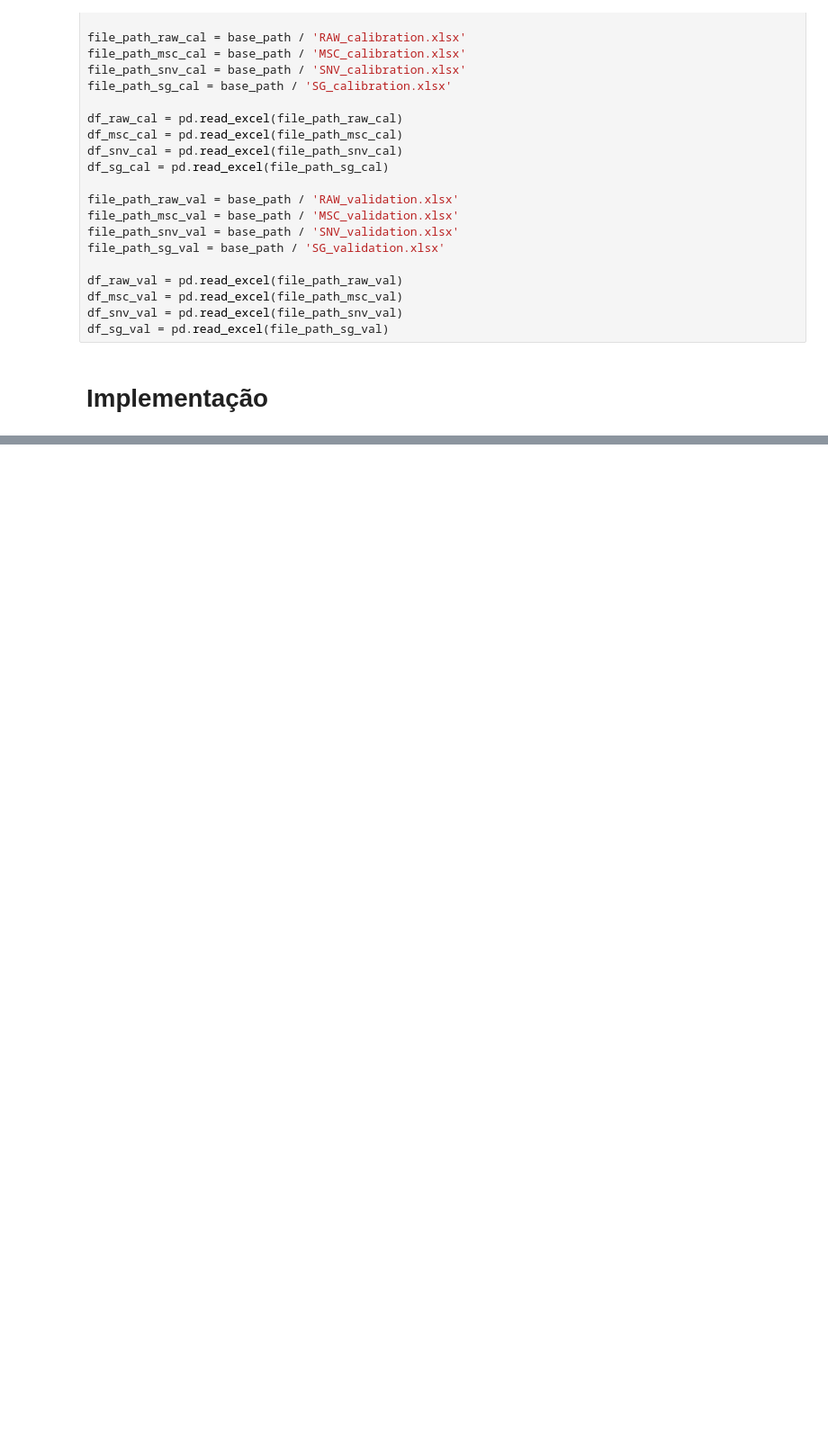
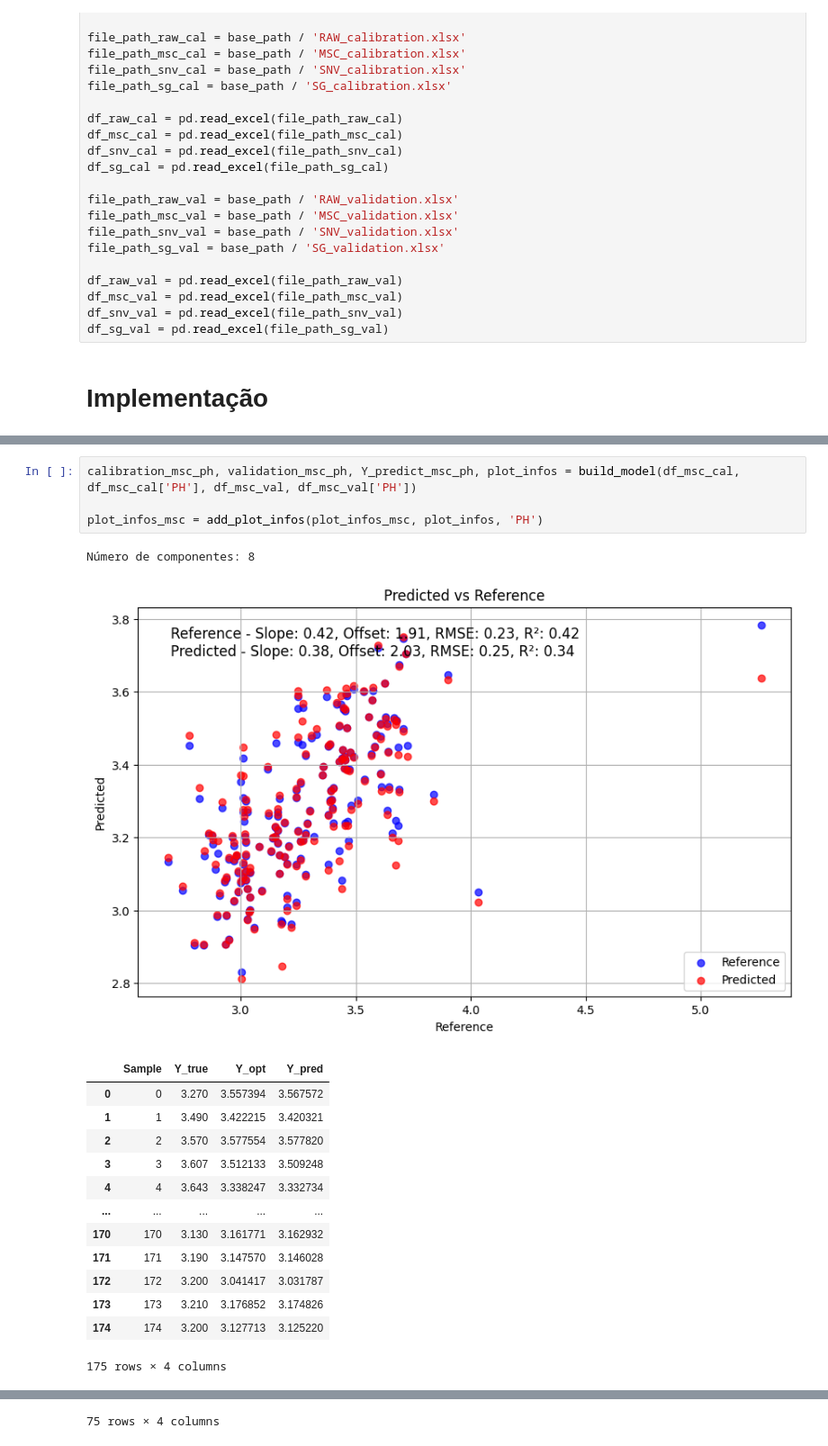
Before and after one commit to xndrxssx/cotton_candy_spectral_analysis, a Jupyter notebook: Partial Components Regression/PCR.ipynb, the cells around one changed output, grey strips where cells are left out. Shown at 90% size. Saved outputs shown, nothing was run; the diff lists cells and outputs as text; blank space fills up the shorter version.

```diff
--- a/Partial Components Regression/PCR.ipynb
+++ b/Partial Components Regression/PCR.ipynb
@@ -414,0 +355,20 @@ Número de componentes: 10
+# %%
+calibration_msc_ph, validation_msc_ph, Y_predict_msc_ph, plot_infos = build_model(df_msc_cal, df_msc_cal['PH'], df_msc_val, df_msc_val['PH'])
+
+plot_infos_msc = add_plot_infos(plot_infos_msc, plot_infos, 'PH')
+# %% [output]
+Número de componentes: 8
+[figure, added]
+|  | Sample | Y_true | Y_opt | Y_pred |
+| 0 | 0 | 3.270 | 3.557394 | 3.567572 |
+| 1 | 1 | 3.490 | 3.422215 | 3.420321 |
+| 2 | 2 | 3.570 | 3.577554 | 3.577820 |
+| 3 | 3 | 3.607 | 3.512133 | 3.509248 |
+| 4 | 4 | 3.643 | 3.338247 | 3.332734 |
+| ... | ... | ... | ... | ... |
+| 170 | 170 | 3.130 | 3.161771 | 3.162932 |
+| 171 | 171 | 3.190 | 3.147570 | 3.146028 |
+| 172 | 172 | 3.200 | 3.041417 | 3.031787 |
+| 173 | 173 | 3.210 | 3.176852 | 3.174826 |
+| 174 | 174 | 3.200 | 3.127713 | 3.125220 |
+175 rows × 4 columns
@@ -414,0 +388 @@ Número de componentes: 10
+75 rows × 4 columns
```
Also changed, not shown: parts of 27 cells of this notebook, 6 other files.
